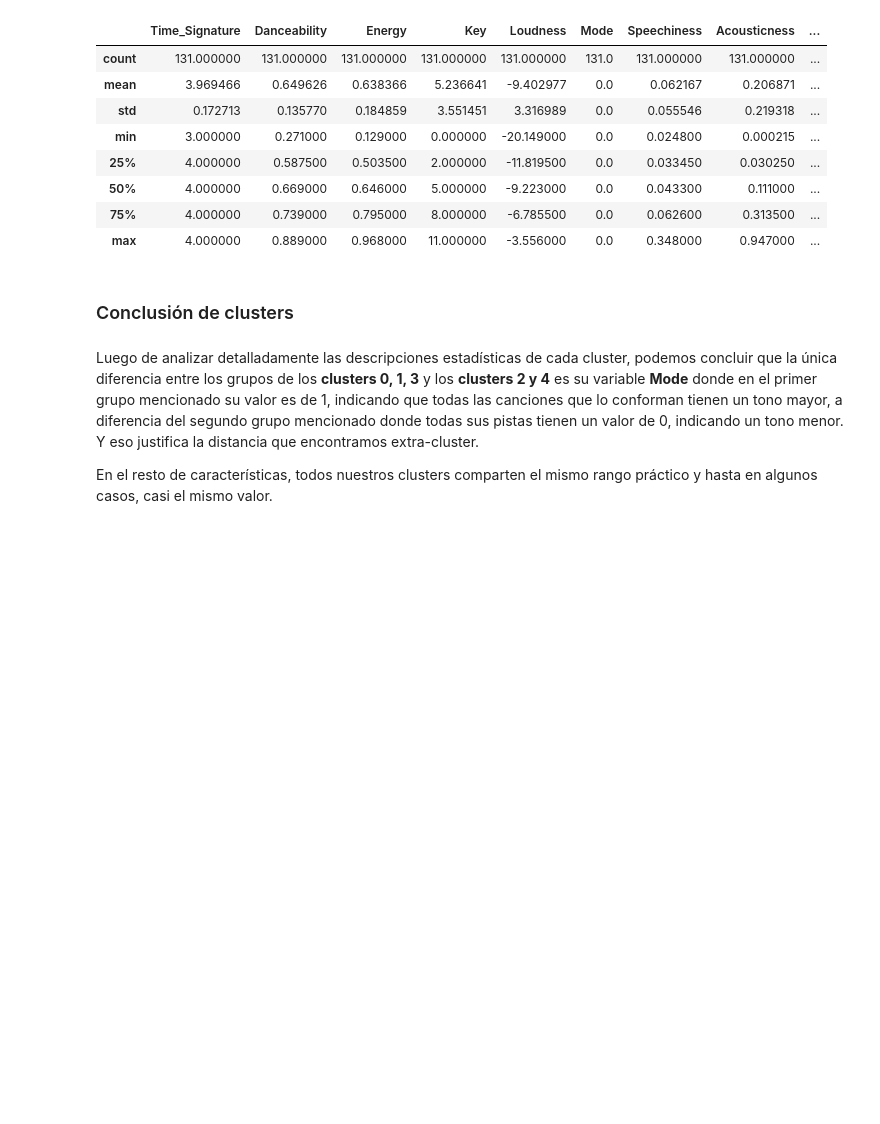
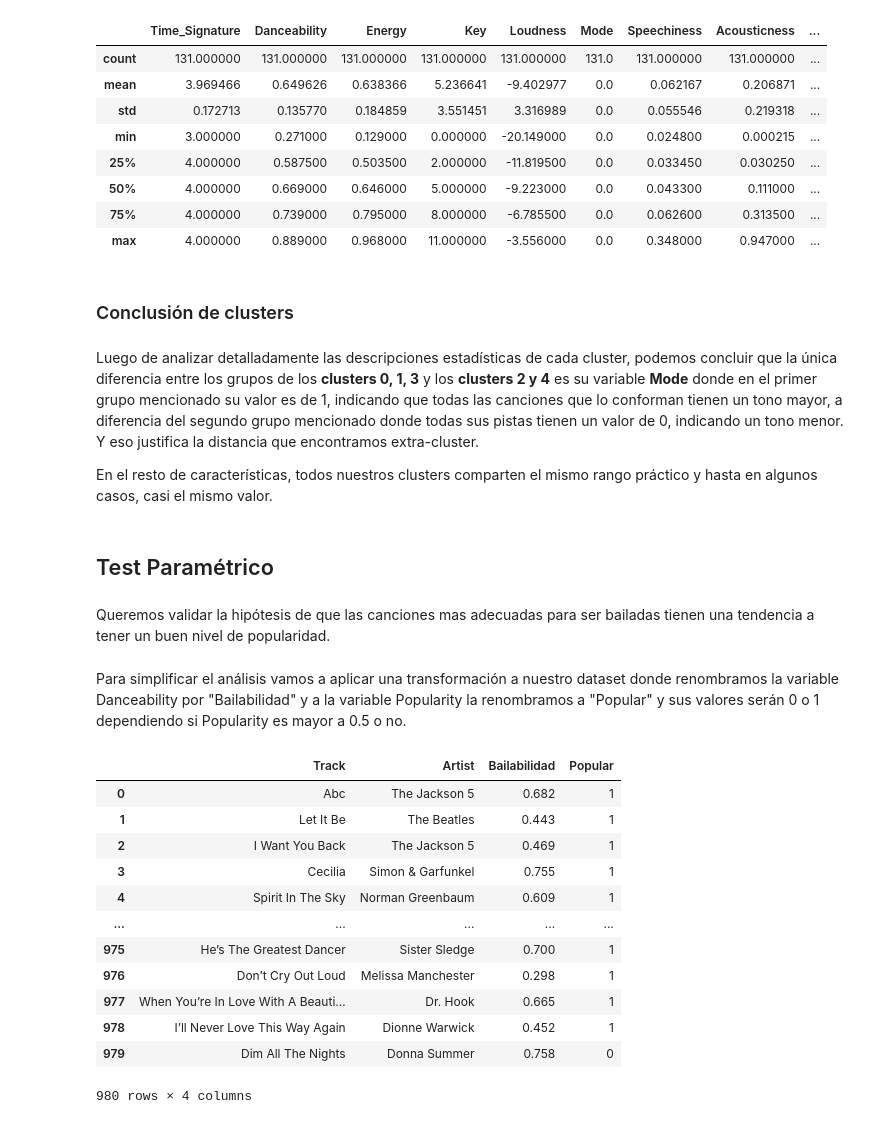
Before and after one commit to nachoperna/Fundamentos-de-la-Ciencia-de-Datos, a Jupyter notebook: TPE/tpe.ipynb, the cells around one changed output. Cells and saved outputs as stored; diff of their text form; code cells hidden in the pictures; blank space fills up the shorter version.

```diff
--- a/TPE/tpe.ipynb
+++ b/TPE/tpe.ipynb
@@ -1501,3 +1450,28 @@ raw_covers[raw_covers['Track'].isin(cluster_df[cluster_df['Cluster'] == 4]['Trac
 Luego de analizar detalladamente las descripciones estadísticas de cada cluster, podemos concluir que la única diferencia entre los grupos de los **clusters 0, 1, 3** y los **clusters 2 y 4** es su variable **Mode** donde en el primer grupo mencionado su valor es de 1, indicando que todas las canciones que lo conforman tienen un tono mayor, a diferencia del segundo grupo mencionado donde todas sus pistas tienen un valor de 0, indicando un tono menor. Y eso justifica la distancia que encontramos extra-cluster.
 
 En el resto de características, todos nuestros clusters comparten el mismo rango práctico y hasta en algunos casos, casi el mismo valor.
+# %% [markdown]
+## Test Paramétrico
+# %% [markdown]
+Queremos validar la hipótesis de que las canciones mas adecuadas para ser bailadas tienen una tendencia a tener un buen nivel de popularidad.
+# %% [markdown]
+Para simplificar el análisis vamos a aplicar una transformación a nuestro dataset donde renombramos la variable Danceability por "Bailabilidad" y a la variable Popularity la renombramos a "Popular" y sus valores serán 0 o 1 dependiendo si Popularity es mayor a 0.5 o no.
+# %%
+copia_test = raw_covers.copy()
+copia_test['Popularity'] = copia_test['Popularity'].apply(lambda x:1 if x > 0.5 else 0)
+copia_test = copia_test.rename(columns={'Danceability': 'Bailabilidad', 'Popularity': 'Popular'})
+copia_test[['Track', 'Artist', 'Bailabilidad', 'Popular']]
+# %% [output]
+|  | Track | Artist | Bailabilidad | Popular |
+| 0 | Abc | The Jackson 5 | 0.682 | 1 |
+| 1 | Let It Be | The Beatles | 0.443 | 1 |
+| 2 | I Want You Back | The Jackson 5 | 0.469 | 1 |
+| 3 | Cecilia | Simon & Garfunkel | 0.755 | 1 |
+| 4 | Spirit In The Sky | Norman Greenbaum | 0.609 | 1 |
+| ... | ... | ... | ... | ... |
+| 975 | He’s The Greatest Dancer | Sister Sledge | 0.700 | 1 |
+| 976 | Don’t Cry Out Loud | Melissa Manchester | 0.298 | 1 |
+| 977 | When You’re In Love With A Beauti... | Dr. Hook | 0.665 | 1 |
+| 978 | I’ll Never Love This Way Again | Dionne Warwick | 0.452 | 1 |
+| 979 | Dim All The Nights | Donna Summer | 0.758 | 0 |
+980 rows × 4 columns
```
Also changed, not shown: parts of 24 cells of this notebook.
